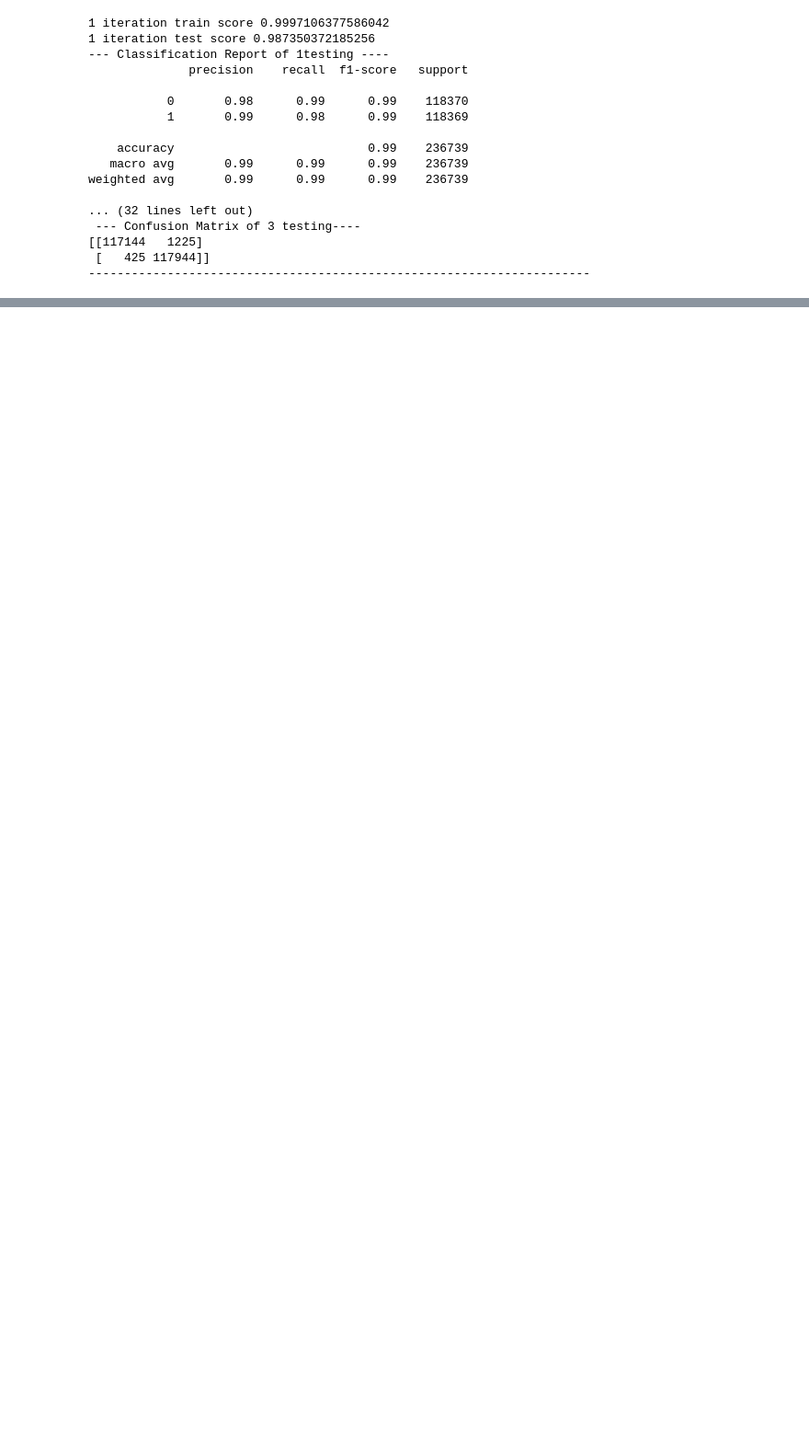
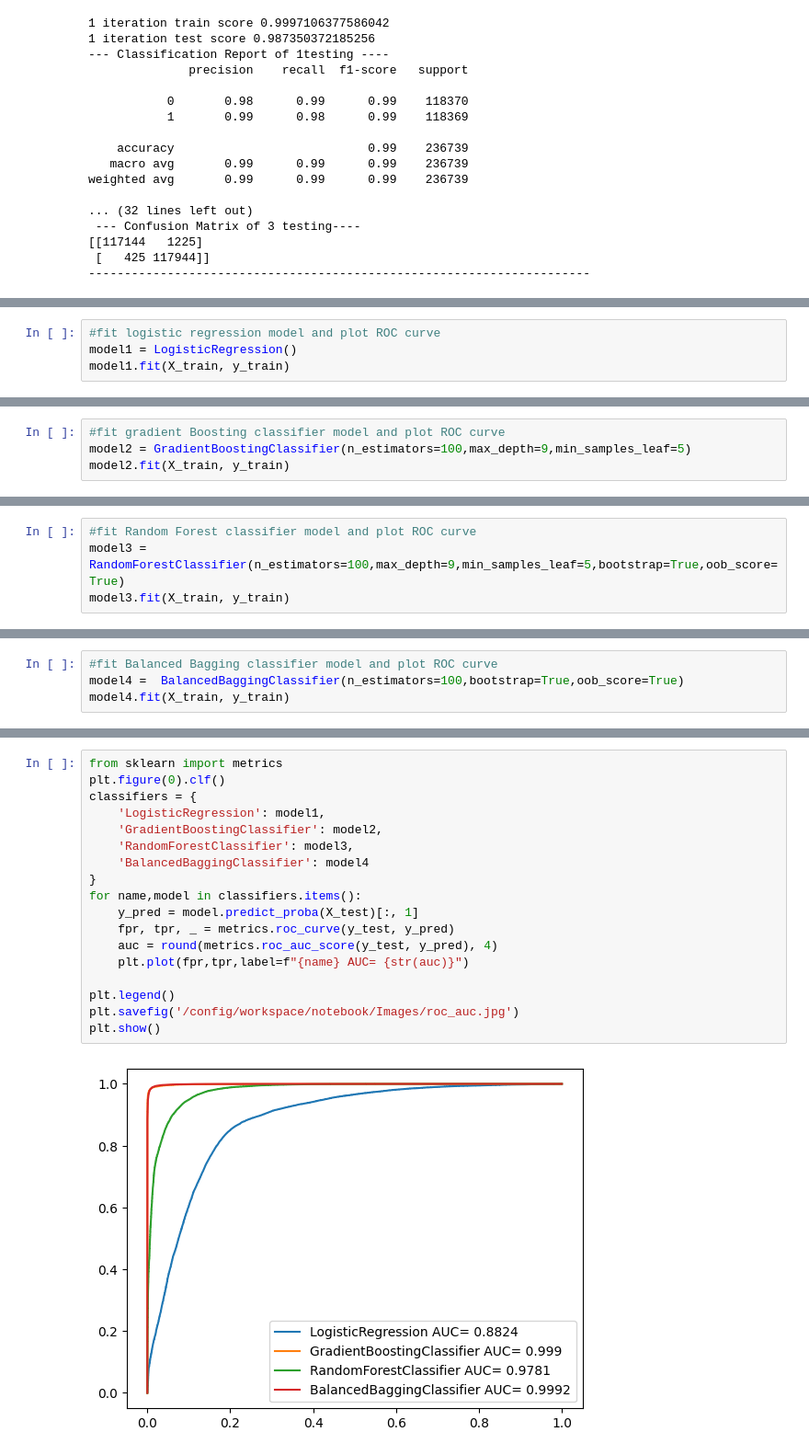
Before and after one commit to medashabari/BackorderPrediction, a Jupyter notebook: notebook/Backorder-prediction.ipynb, the cells around one changed output, grey strips where cells are left out. Shown at 92% size. Drawn from its saved outputs; the diff is of its cells as text; blank space fills up the shorter version.

```diff
--- a/notebook/Backorder-prediction.ipynb
+++ b/notebook/Backorder-prediction.ipynb
@@ -827,0 +702,4 @@ weighted avg       0.99      0.99      0.99    236739
+# %%
+#fit logistic regression model and plot ROC curve
+model1 = LogisticRegression()
+model1.fit(X_train, y_train)
@@ -827,0 +708,4 @@ weighted avg       0.99      0.99      0.99    236739
+# %%
+#fit gradient Boosting classifier model and plot ROC curve
+model2 = GradientBoostingClassifier(n_estimators=100,max_depth=9,min_samples_leaf=5)
+model2.fit(X_train, y_train)
@@ -827,0 +714,4 @@ weighted avg       0.99      0.99      0.99    236739
+# %%
+#fit Random Forest classifier model and plot ROC curve
+model3 = RandomForestClassifier(n_estimators=100,max_depth=9,min_samples_leaf=5,bootstrap=True,oob_score=True)
+model3.fit(X_train, y_train)
@@ -827,0 +720,4 @@ weighted avg       0.99      0.99      0.99    236739
+# %%
+#fit Balanced Bagging classifier model and plot ROC curve
+model4 =  BalancedBaggingClassifier(n_estimators=100,bootstrap=True,oob_score=True)
+model4.fit(X_train, y_train)
@@ -827,0 +726,20 @@ weighted avg       0.99      0.99      0.99    236739
+# %%
+from sklearn import metrics
+plt.figure(0).clf()
+classifiers = {
+    'LogisticRegression': model1,
+    'GradientBoostingClassifier': model2,
+    'RandomForestClassifier': model3,
+    'BalancedBaggingClassifier': model4
+}
+for name,model in classifiers.items():
+    y_pred = model.predict_proba(X_test)[:, 1]
+    fpr, tpr, _ = metrics.roc_curve(y_test, y_pred)
+    auc = round(metrics.roc_auc_score(y_test, y_pred), 4)
+    plt.plot(fpr,tpr,label=f"{name} AUC= {str(auc)}")
+
+plt.legend()
+plt.savefig('/config/workspace/notebook/Images/roc_auc.jpg')
+plt.show()
+# %% [output]
+[figure, added]
```
Also changed, not shown: parts of 25 cells of this notebook, 8 other files.
